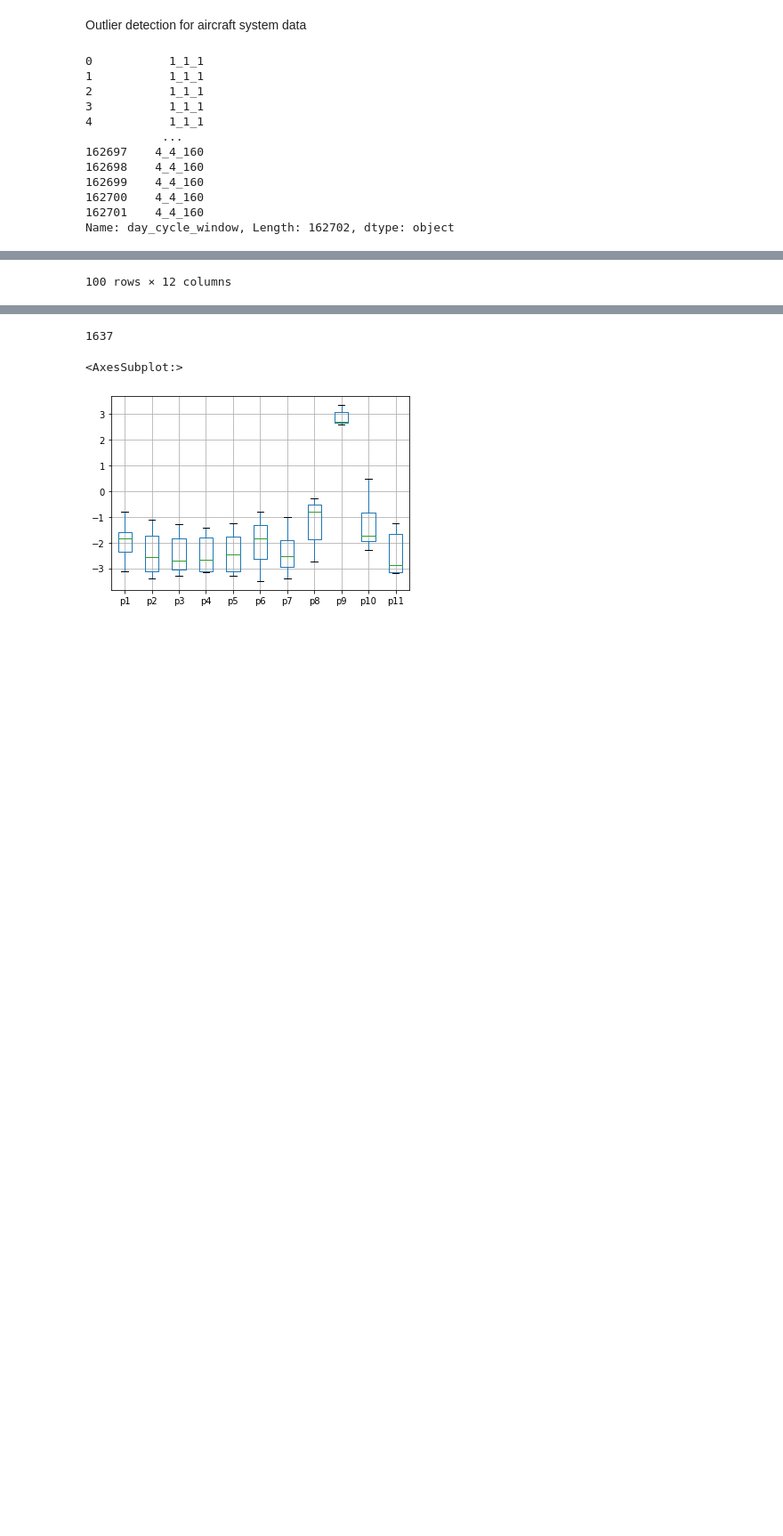
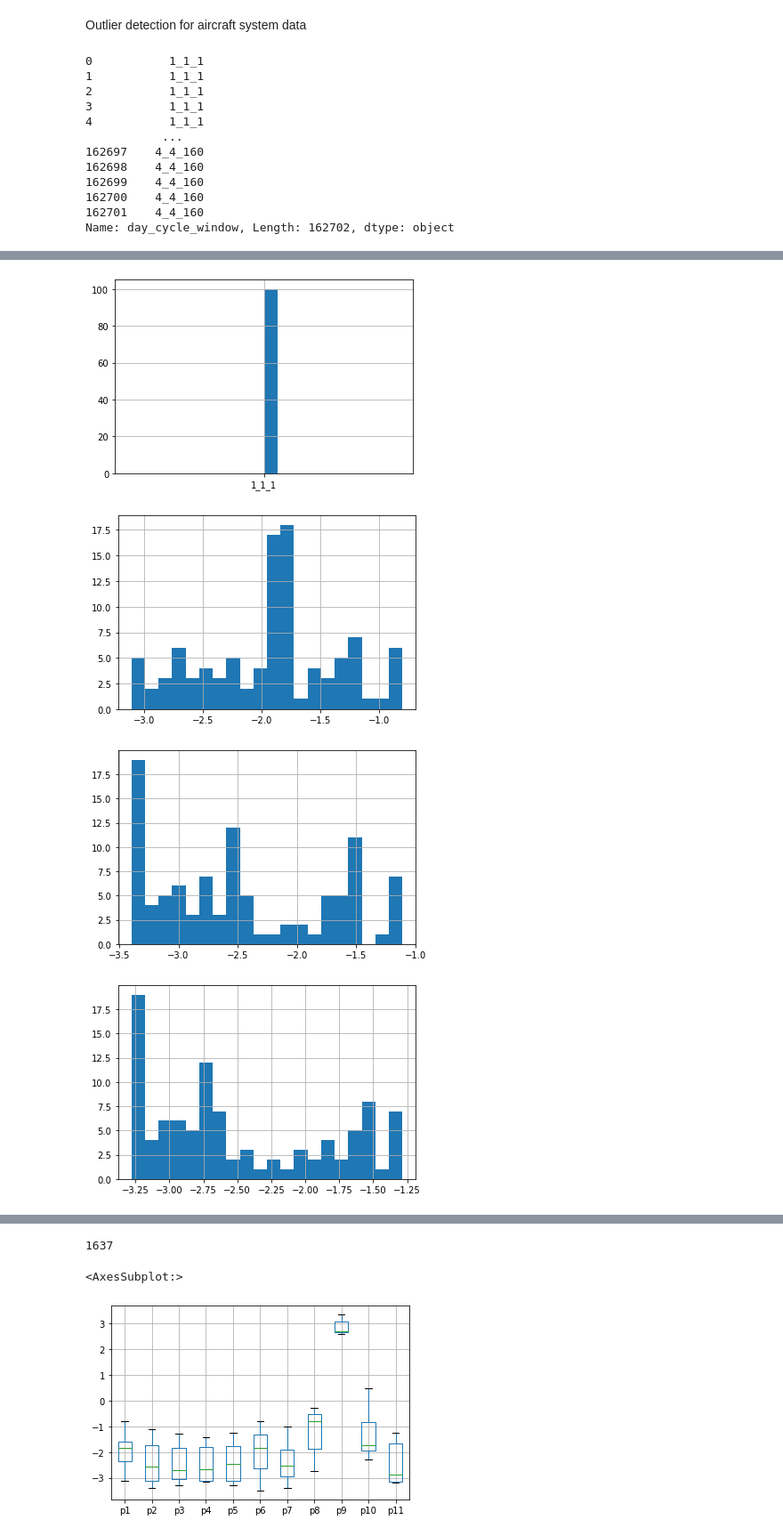
Before and after one commit to Ziqing-WU/AML-Outlier-BE, a Jupyter notebook: BE-zq.ipynb, the cells around one changed output, grey strips where cells are left out. Shown: that part at 89% size. Cells and saved outputs as stored; diff of their text form; code cells hidden in the pictures; blank space fills up the shorter version.

```diff
--- a/BE-zq.ipynb
+++ b/BE-zq.ipynb
@@ -23,5 +24,7 @@ dataset.day_cycle_window
 Name: day_cycle_window, Length: 162702, dtype: object
 # %%
 window1_1_1 = dataset[dataset['day_cycle_window'] == '1_1_1']
-window1_1_1
+for i in range(dataset.shape[1]):
+    plt.figure()
+    window1_1_1.iloc[:,i].hist(bins = 20)
 # %% [output]
@@ -40 +31,4 @@ window1_1_1
-100 rows × 12 columns
+[figure, added]
+[figure, added]
+[figure, added]
+[figure, added]
```
Also changed, not shown: parts of 4 cells of this notebook, 2 other files.
